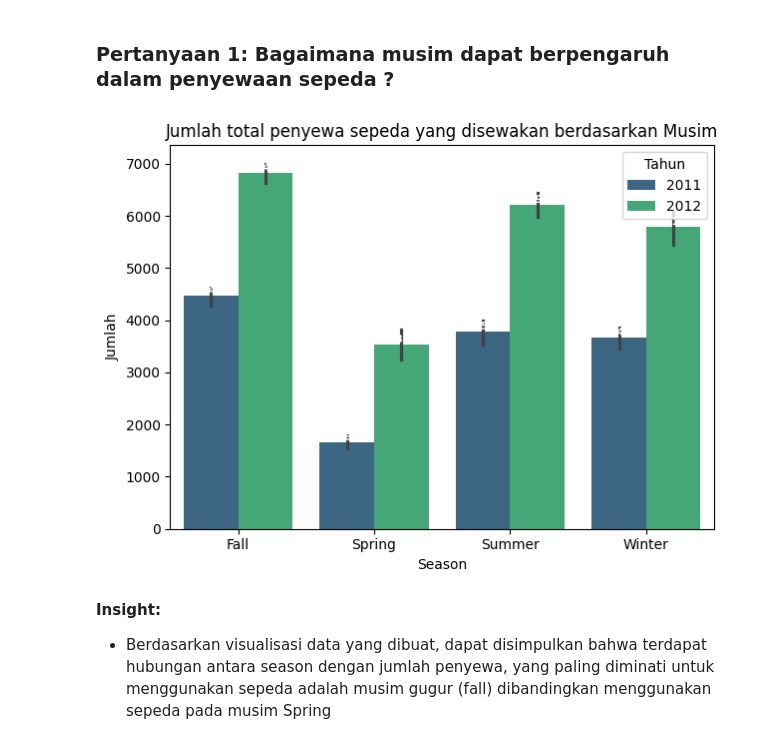
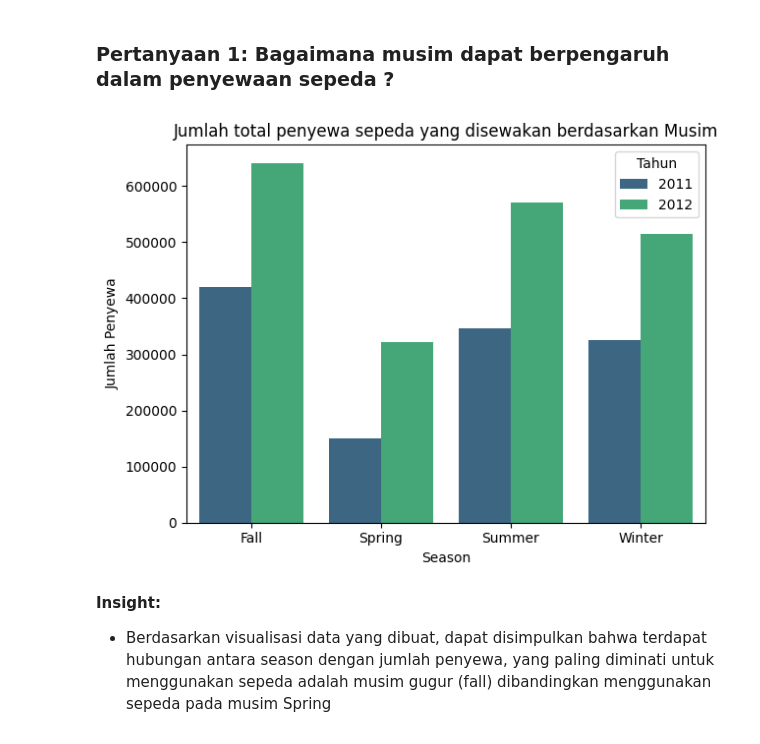
Before and after one commit to liqolina/Bike-Sharing-Dataset-Dicoding, a Jupyter notebook: notebook.ipynb, the cells around one changed output. Saved outputs shown, nothing was run; the diff lists cells and outputs as text; code cells hidden in the pictures.

```diff
--- a/notebook.ipynb
+++ b/notebook.ipynb
@@ -618,33 +618,37 @@ Berikut feature correlation positive yaitu
 # %% [markdown]
 ### Pertanyaan 1: Bagaimana musim dapat berpengaruh dalam penyewaan sepeda ?
 # %%
+season_year_counts = bike_day_df.groupby(by=["season","year"]).agg({
+    "count": "sum"
+}).reset_index()
+
 # Membuat suplot
 fig, ax = plt.subplots()
 
 # Membuat barplot
 sns.barplot(
-    data=bike_day_df.sort_values(by="season", ascending= True),
+    data=season_year_counts.sort_values(by="season", ascending= True),
     x="season",
     y="count",
     hue="year",
     palette="viridis")
 
 # Membuat judul, label X dan label Y
-plt.ylabel("Jumlah")
+plt.ylabel("Jumlah Penyewa")
 plt.xlabel("Season")
 plt.title("Jumlah total penyewa sepeda yang disewakan berdasarkan Musim")
 plt.legend(
     title="Tahun",
     loc="upper right")
 
 for container in ax.containers:
     ax.bar_label(container, fontsize= 8, color= 'white', weight= 'bold', label_type= 'edge')
 plt.tight_layout()
 
 # Menampilkan plot
 plt.show()
 # %% [output]
-[figure, old version]
+[figure, new version]
 # %% [markdown]
 **Insight:**
 - Berdasarkan visualisasi data yang dibuat, dapat disimpulkan bahwa terdapat hubungan antara season dengan jumlah penyewa, yang paling diminati untuk menggunakan sepeda adalah musim gugur (fall) dibandingkan menggunakan sepeda pada musim Spring
```
Also changed, not shown: parts of 7 cells of this notebook.
